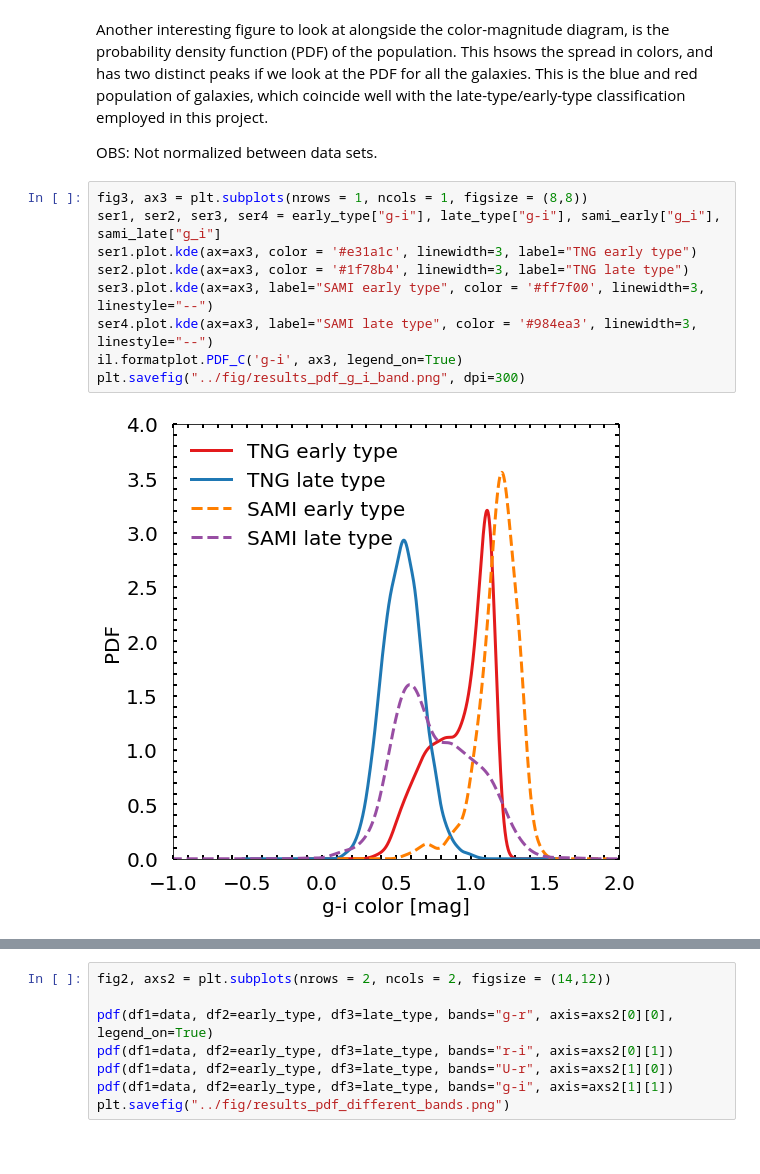
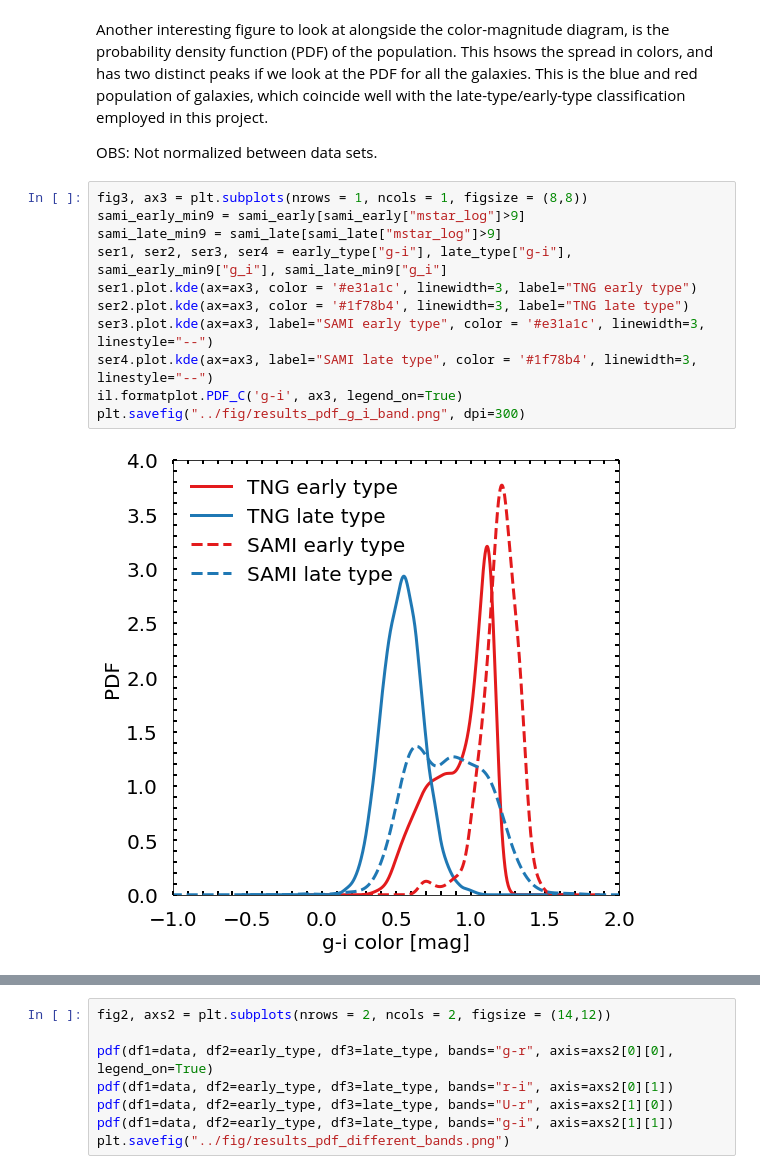
Before and after one commit to choisant/illustris-project, a Jupyter notebook: src/CB.ipynb, the cells around one changed output, grey strips where cells are left out. Drawn from its saved outputs; the diff is of its cells as text.

```diff
--- a/src/CB.ipynb
+++ b/src/CB.ipynb
@@ -83,15 +82,17 @@ Another interesting figure to look at alongside the color-magnitude diagram, is
 OBS: Not normalized between data sets.
 # %%
 fig3, ax3 = plt.subplots(nrows = 1, ncols = 1, figsize = (8,8))
-ser1, ser2, ser3, ser4 = early_type["g-i"], late_type["g-i"], sami_early["g_i"], sami_late["g_i"]
+sami_early_min9 = sami_early[sami_early["mstar_log"]>9]
+sami_late_min9 = sami_late[sami_late["mstar_log"]>9]
+ser1, ser2, ser3, ser4 = early_type["g-i"], late_type["g-i"], sami_early_min9["g_i"], sami_late_min9["g_i"]
 ser1.plot.kde(ax=ax3, color = '#e31a1c', linewidth=3, label="TNG early type")
 ser2.plot.kde(ax=ax3, color = '#1f78b4', linewidth=3, label="TNG late type")
-ser3.plot.kde(ax=ax3, label="SAMI early type", color = '#ff7f00', linewidth=3, linestyle="--")
-ser4.plot.kde(ax=ax3, label="SAMI late type", color = '#984ea3', linewidth=3, linestyle="--")
+ser3.plot.kde(ax=ax3, label="SAMI early type", color = '#e31a1c', linewidth=3, linestyle="--")
+ser4.plot.kde(ax=ax3, label="SAMI late type", color = '#1f78b4', linewidth=3, linestyle="--")
 il.formatplot.PDF_C('g-i', ax3, legend_on=True)
 plt.savefig("../fig/results_pdf_g_i_band.png", dpi=300)
 # %% [output]
-[figure, old version]
+[figure, new version]
 # %%
 fig1_1, axs1_1 = plt.subplots(nrows = 1, ncols = 1, figsize = (12,10))
 morph_key = "morph"
```
Also changed, not shown: parts of 2 cells of this notebook, 25 other files.
